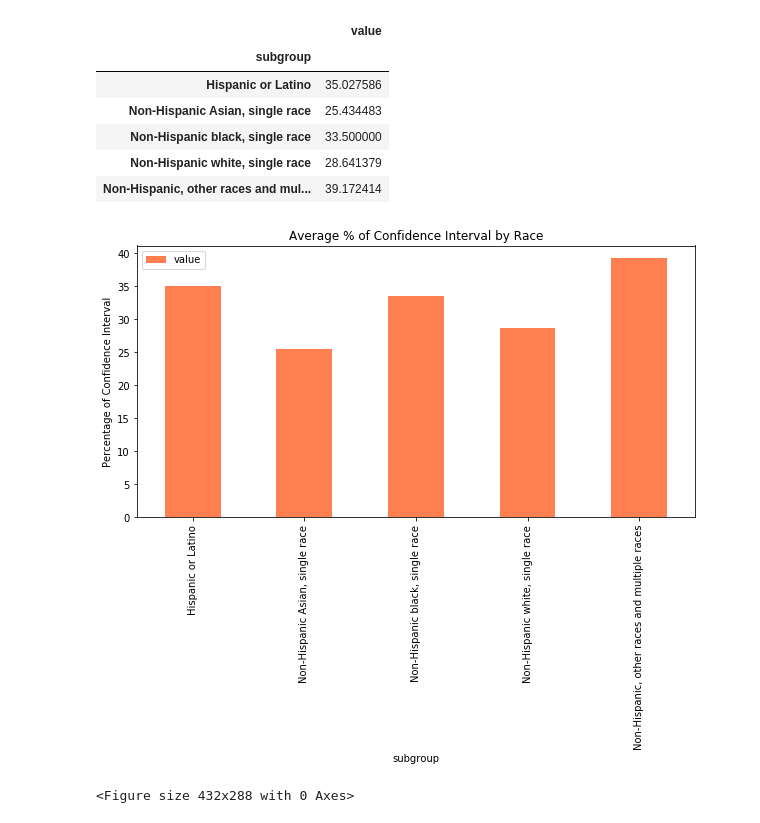
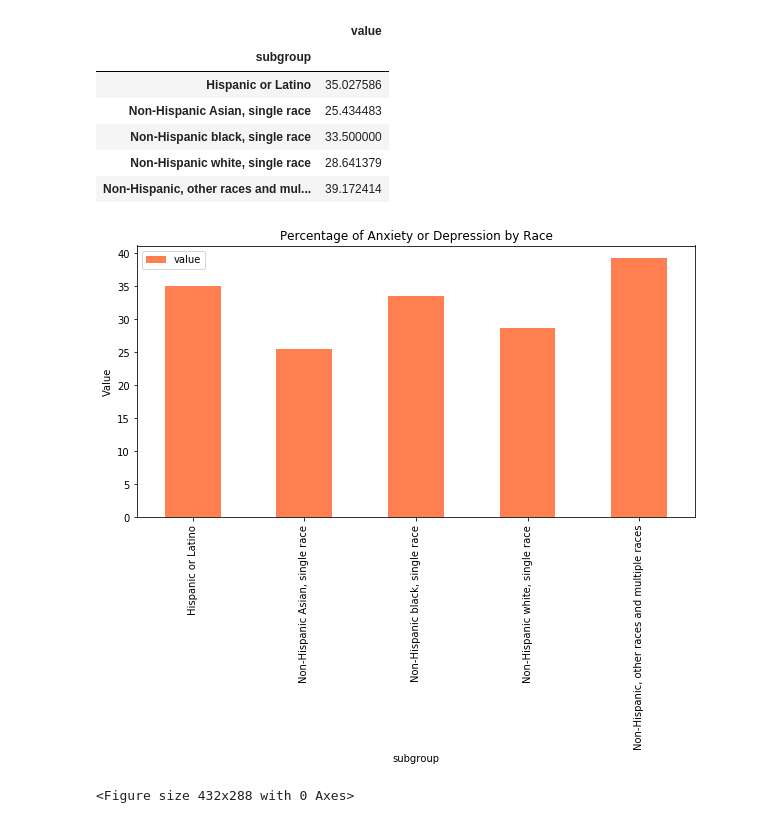
Before and after one commit to d-hires/Pandemic-Warriors-Project-1, a Jupyter notebook: Race.ipynb, the cells around one changed output. Saved outputs shown, nothing was run; the diff lists cells and outputs as text; code cells hidden in the pictures.

Commit message:
two charts created

```diff
--- a/Race.ipynb
+++ b/Race.ipynb
@@ -66,13 +73,13 @@ See the caveats in the documentation: https://pandas.pydata.org/pandas-docs/stab
 # %%
 import matplotlib.pyplot as plt
 
 # Use DataFrame.plot() in order to create a bar chart of the data
 race_mean.plot(kind="bar", color = "coral", figsize=(10,5))
 # Set a title for the chart
-plt.title("Average % of Confidence Interval by Race")
-plt.ylabel("Percentage of Confidence Interval")
+plt.title("Percentage of Anxiety or Depression by Race")
+plt.ylabel("Value")
 plt.show()
 plt.tight_layout()
 # %% [output]
-[figure, old version]
+[figure, new version]
 <Figure size 432x288 with 0 Axes>
```
Also changed, not shown: parts of 4 cells of this notebook.
